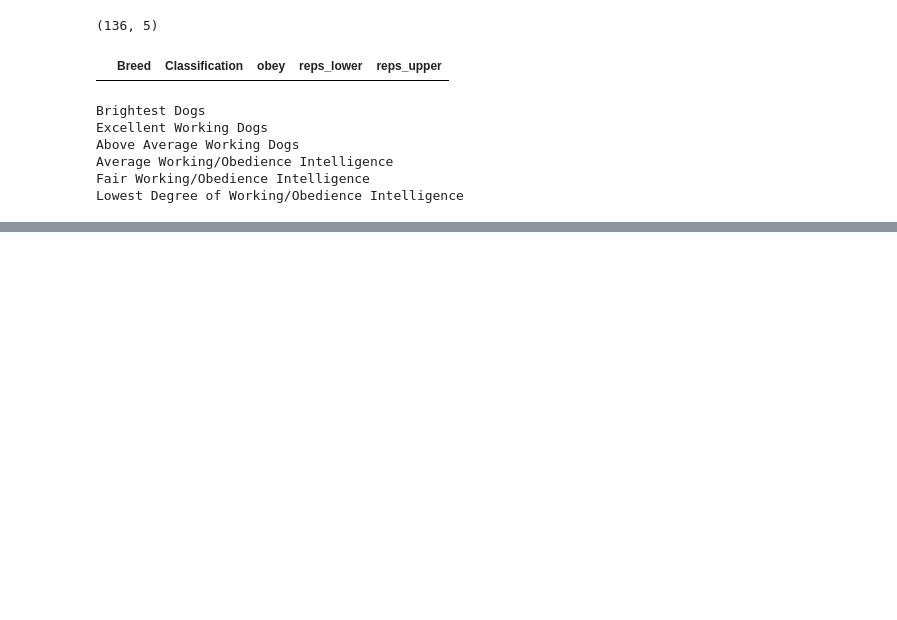
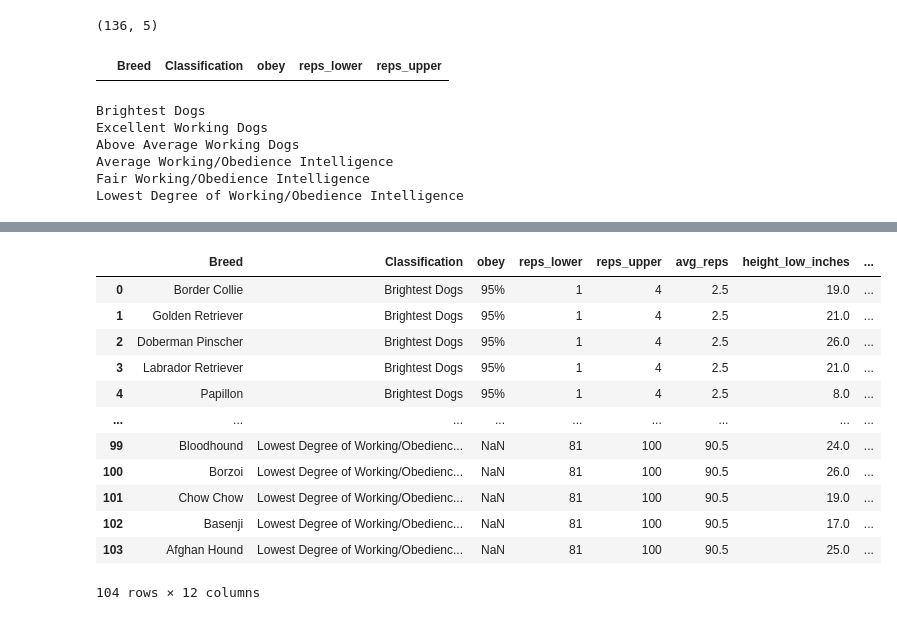
Before and after one commit to fullstacc/DS-Linear-Regression, a Jupyter notebook: dog-intelligence-linear-regression.ipynb, the cells around one changed output, grey strips where cells are left out. Saved outputs shown, nothing was run; the diff lists cells and outputs as text; code cells hidden in the pictures; blank space fills up the shorter version.

Commit message:
Finished data cleaning, joined tables

```diff
--- a/dog-intelligence-linear-regression.ipynb
+++ b/dog-intelligence-linear-regression.ipynb
@@ -241,3 +241,6 @@ Above Average Working Dogs
 Average Working/Obedience Intelligence
 Fair Working/Obedience Intelligence
 Lowest Degree of Working/Obedience Intelligence
+# %%
+# add avg reps computed column
+dog_intel['avg_reps'] = (dog_intel['reps_lower'] + dog_intel['reps_upper']) / 2
@@ -243,0 +329,18 @@ Lowest Degree of Working/Obedience Intelligence
+# %%
+# create the intersection of these two tables, merged on breed and only including those breeds which appear in both tables
+dog_table = dog_intel.merge(breed_info, how = 'inner' ,indicator=False)
+dog_table
+# %% [output]
+|  | Breed | Classification | obey | reps_lower | reps_upper | avg_reps | height_low_inches | ... |
+| 0 | Border Collie | Brightest Dogs | 95% | 1 | 4 | 2.5 | 19.0 | ... |
+| 1 | Golden Retriever | Brightest Dogs | 95% | 1 | 4 | 2.5 | 21.0 | ... |
+| 2 | Doberman Pinscher | Brightest Dogs | 95% | 1 | 4 | 2.5 | 26.0 | ... |
+| 3 | Labrador Retriever | Brightest Dogs | 95% | 1 | 4 | 2.5 | 21.0 | ... |
+| 4 | Papillon | Brightest Dogs | 95% | 1 | 4 | 2.5 | 8.0 | ... |
+| ... | ... | ... | ... | ... | ... | ... | ... | ... |
+| 99 | Bloodhound | Lowest Degree of Working/Obedienc... | NaN | 81 | 100 | 90.5 | 24.0 | ... |
+| 100 | Borzoi | Lowest Degree of Working/Obedienc... | NaN | 81 | 100 | 90.5 | 26.0 | ... |
+| 101 | Chow Chow | Lowest Degree of Working/Obedienc... | NaN | 81 | 100 | 90.5 | 19.0 | ... |
+| 102 | Basenji | Lowest Degree of Working/Obedienc... | NaN | 81 | 100 | 90.5 | 17.0 | ... |
+| 103 | Afghan Hound | Lowest Degree of Working/Obedienc... | NaN | 81 | 100 | 90.5 | 25.0 | ... |
+104 rows × 12 columns
```
Also changed, not shown: parts of 6 cells of this notebook.
